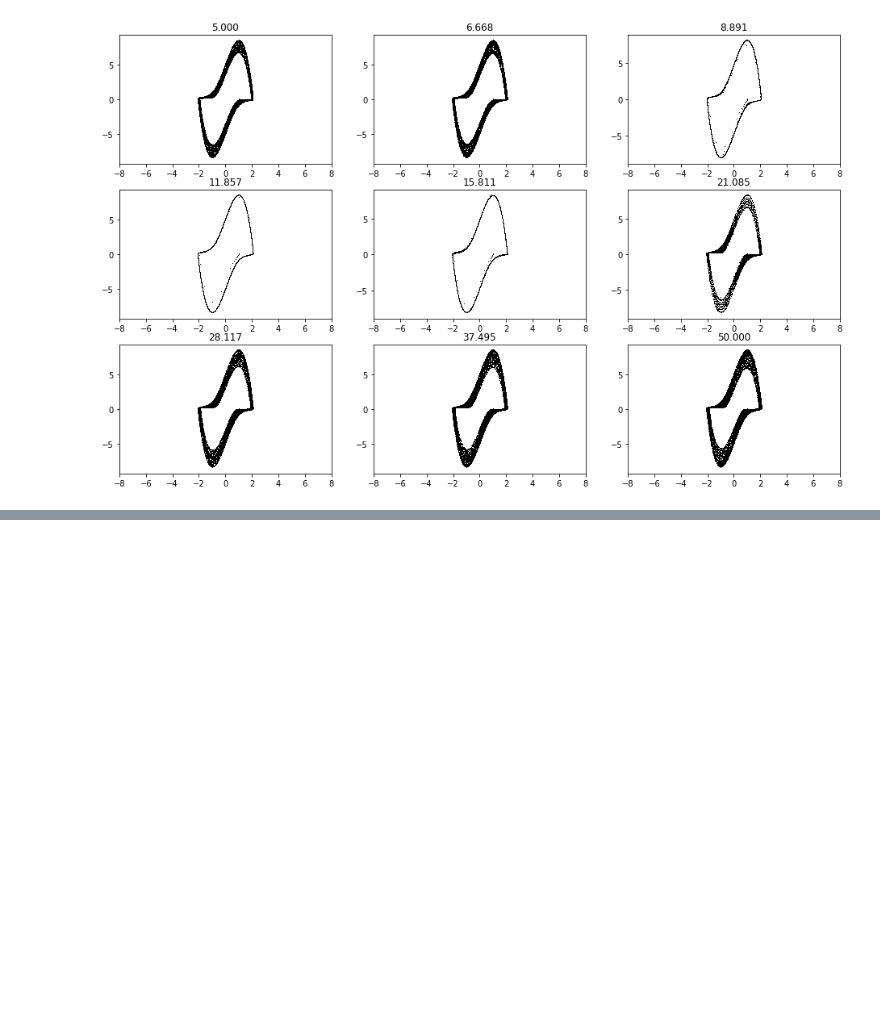
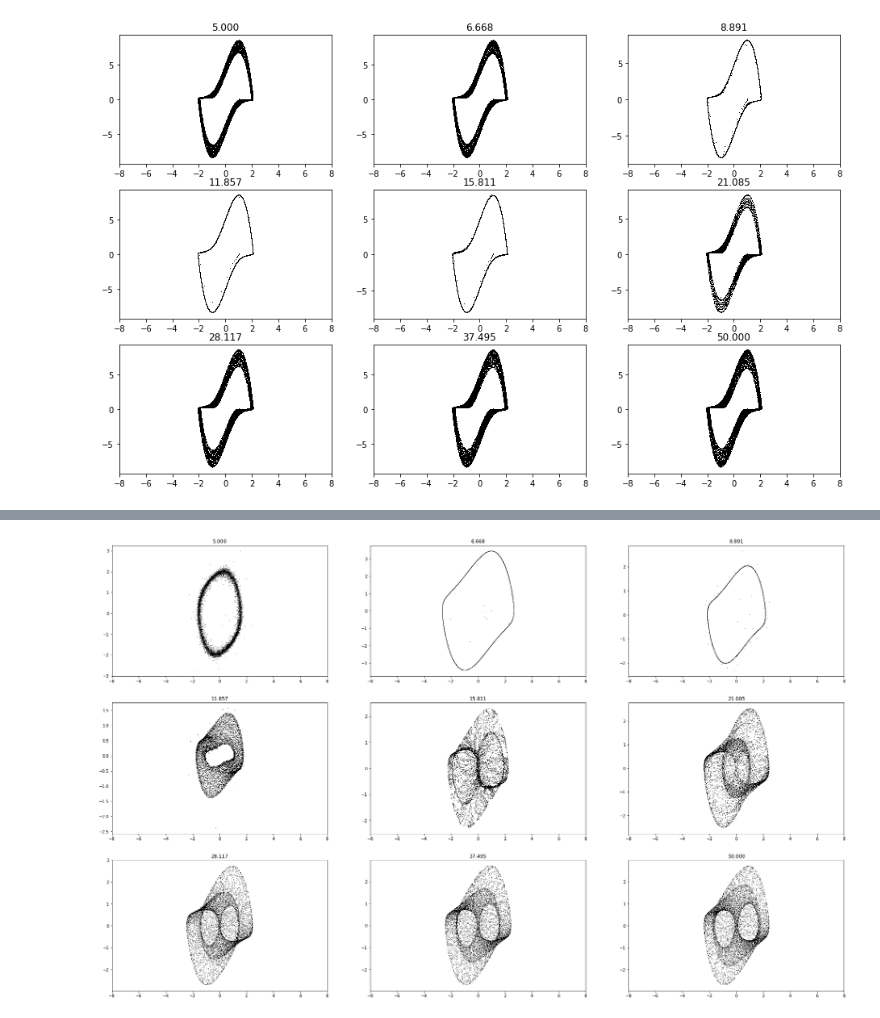
Before and after one commit to bgold-cosmos/mm2022, a Jupyter notebook: Week7b.ipynb, the cells around one changed output, grey strips where cells are left out. Drawn from its saved outputs; the diff is of its cells as text; code cells hidden in the pictures; blank space fills up the shorter version.

```diff
--- a/Week7b.ipynb
+++ b/Week7b.ipynb
@@ -156,0 +154,10 @@ for i in range(3):
+# %%
+pp.figure(figsize=(32,20))
+for i in range(3):
+    for j in range(3):
+        pp.subplot(3,3,j+i*3+1)
+        pp.plot(sols[j+i*3].y[0], sols[j+i*3].y[1], 'k,')
+        pp.title(f'{plist[j+i*3]:.3f}')
+        pp.xlim([-8,8])
+# %% [output]
+[figure, added]
```
Also changed, not shown: parts of 4 cells of this notebook, 1 other file.
